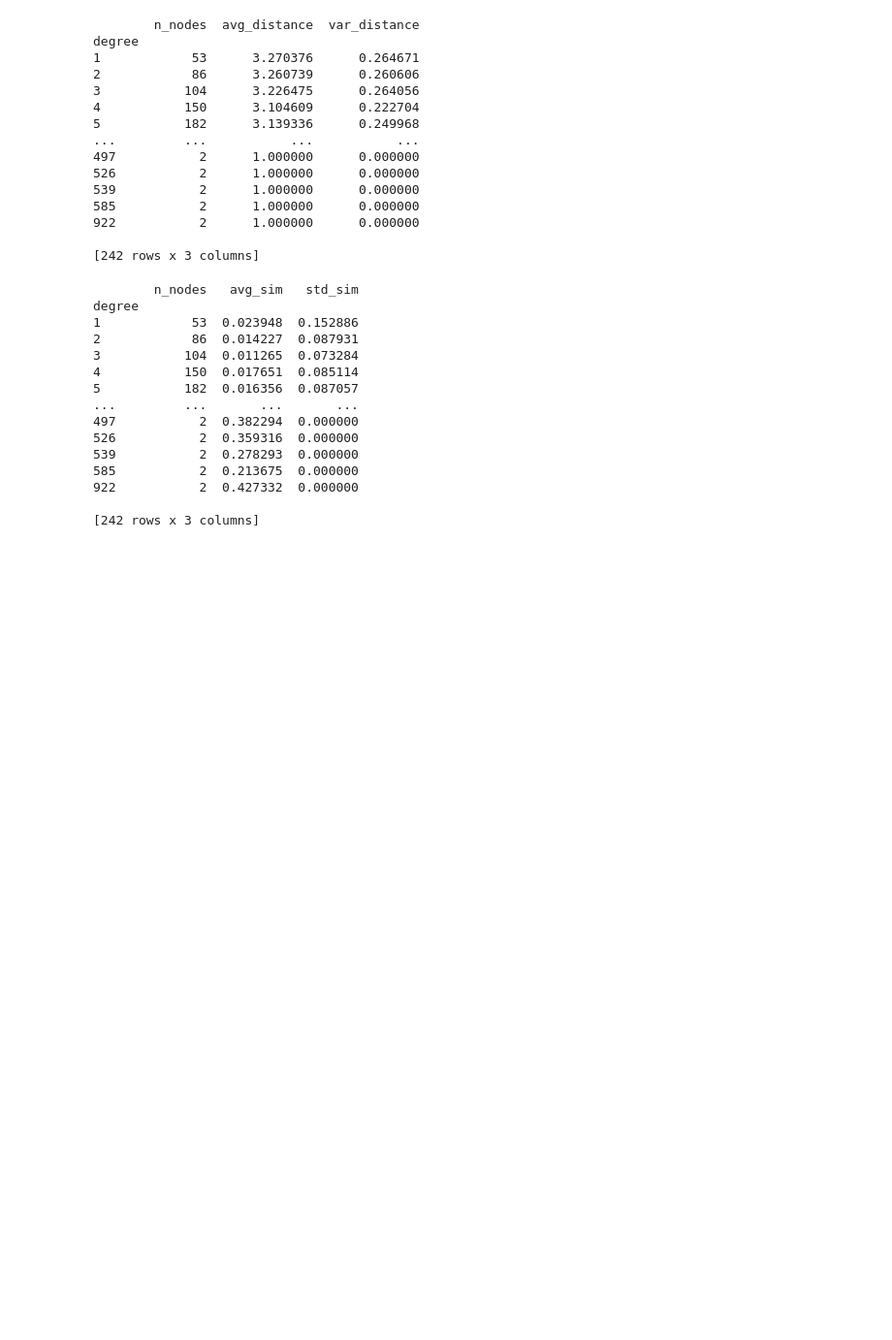
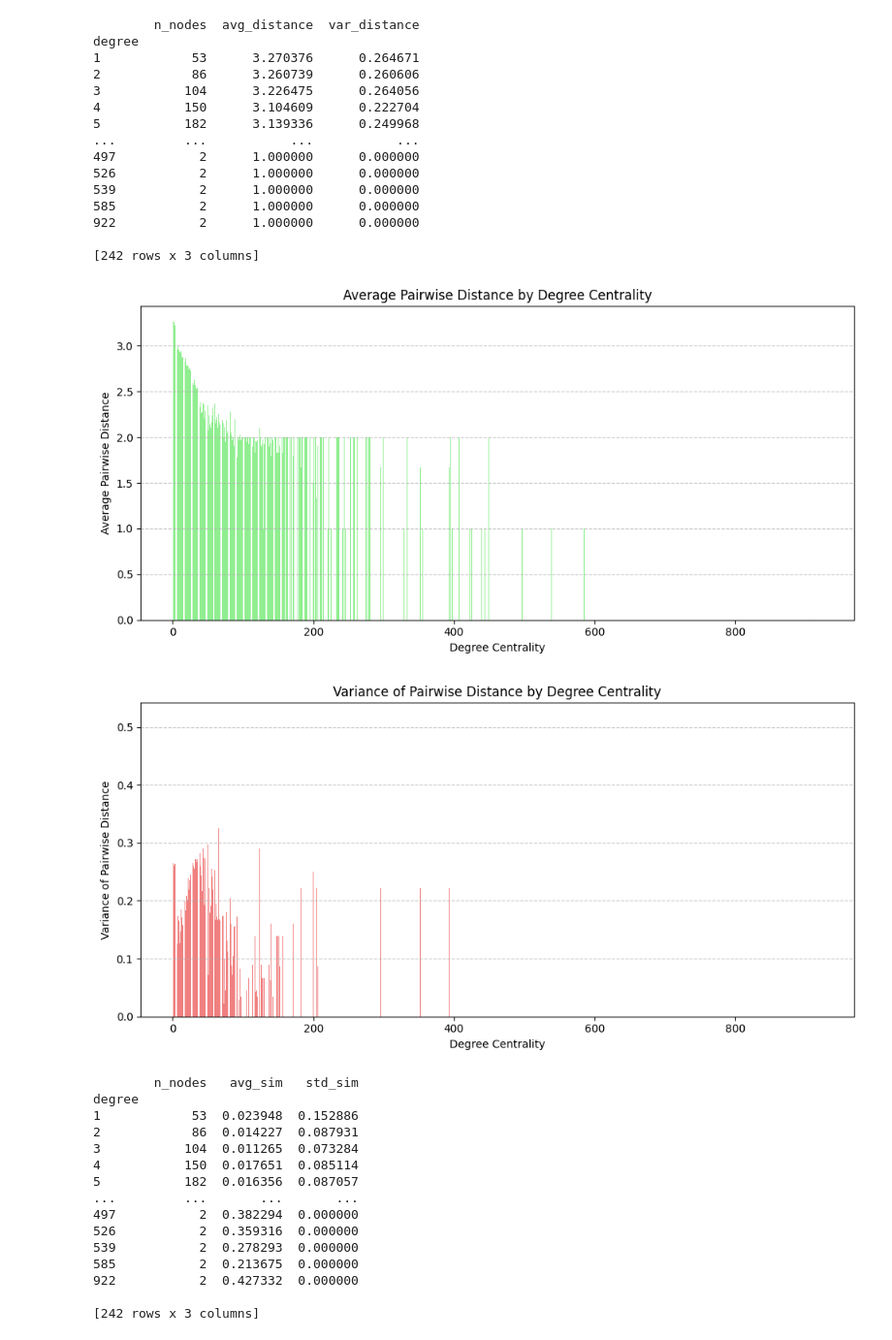
Before and after one commit to VoNgocHuan/social_network_project, a Jupyter notebook: project_14_alt.ipynb, the cells around one changed output. Shown at 97% size. Saved outputs shown, nothing was run; the diff lists cells and outputs as text; code cells hidden in the pictures; blank space fills up the shorter version.

```diff
--- a/project_14_alt.ipynb
+++ b/project_14_alt.ipynb
@@ -159,11 +174,11 @@ for k, nodes in sorted(degree_to_nodes.items()):
         'var_distance': var_dist
     })
 
-df_summary = pd.DataFrame(results).set_index('degree')
-print(df_summary)
+dc_summary_df = pd.DataFrame(results).set_index('degree')
+print(dc_summary_df)
 
 #Save the summary to a CSV file
-df_summary.to_csv('same_degree_centrality_summary.csv')
+dc_summary_df.to_csv('same_degree_centrality_summary.csv')
 # %% [output]
         n_nodes  avg_distance  var_distance
 degree
@@ -180,6 +195,31 @@ degree
 922           2      1.000000      0.000000
 
 [242 rows x 3 columns]
+# %%
+import matplotlib.pyplot as plt
+
+# Bar plot for average pairwise distance
+plt.figure(figsize=(10, 5))
+plt.bar(dc_summary_df.index, dc_summary_df['avg_distance'], color='lightgreen')
+plt.xlabel('Degree Centrality')
+plt.ylabel('Average Pairwise Distance')
+plt.title('Average Pairwise Distance by Degree Centrality')
+plt.grid(axis='y', linestyle='--', alpha=0.7)
+plt.tight_layout()
+plt.show()
+
+# Bar plot for variance of pairwise distance
+plt.figure(figsize=(10, 5))
+plt.bar(dc_summary_df.index, dc_summary_df['var_distance'], color='lightcoral')
+plt.xlabel('Degree Centrality')
+plt.ylabel('Variance of Pairwise Distance')
+plt.title('Variance of Pairwise Distance by Degree Centrality')
+plt.grid(axis='y', linestyle='--', alpha=0.7)
+plt.tight_layout()
+plt.show()
+# %% [output]
+[figure, added]
+[figure, added]
 # %%
 # 3/
 results = []
```
Also changed, not shown: parts of 12 cells of this notebook.
